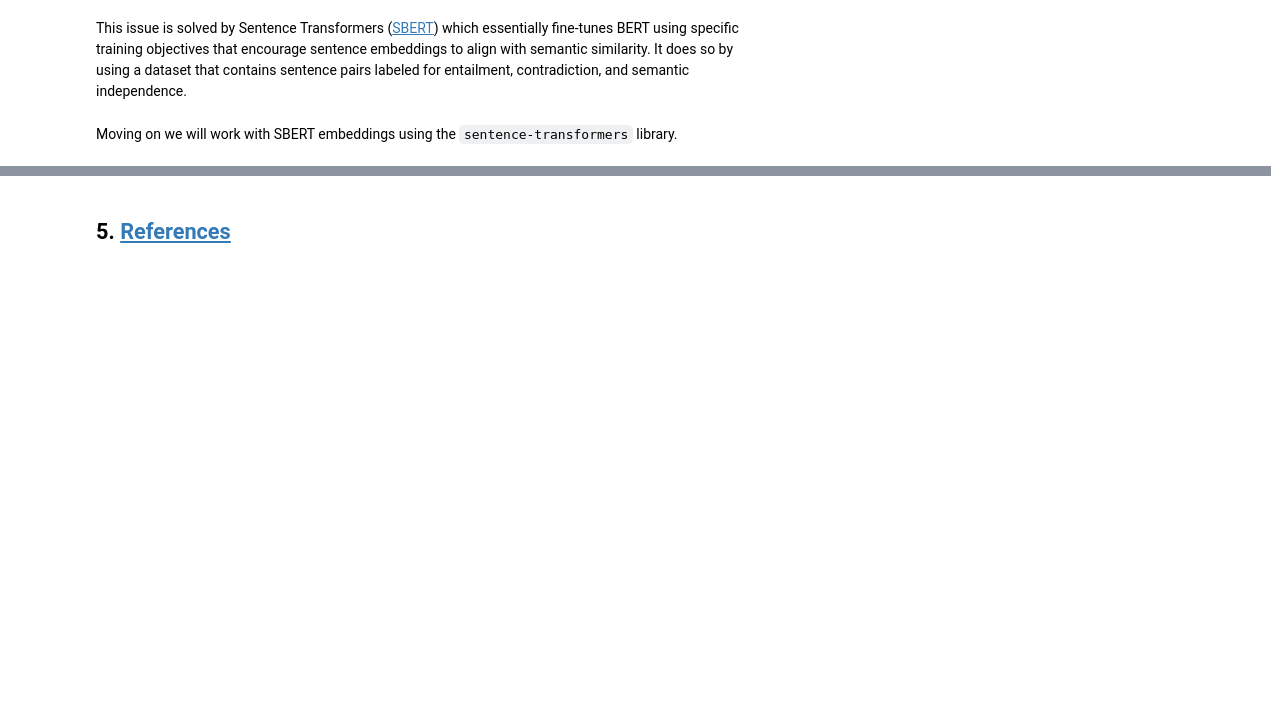
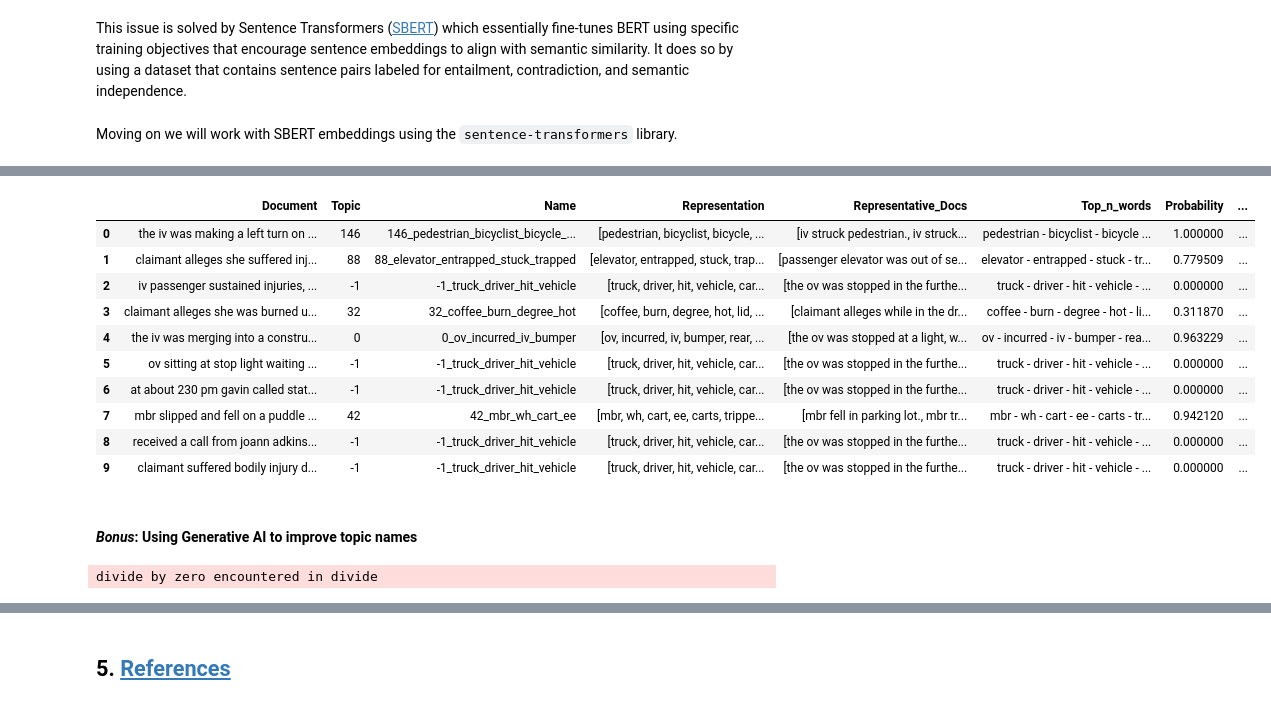
Before and after one commit to julienOlivier3/risk-analytics, a Jupyter notebook: 2_nlp/nlp.ipynb, the cells around one changed output, grey strips where cells are left out. Cells and saved outputs as stored; diff of their text form; code cells hidden in the pictures; blank space fills up the shorter version.

```diff
--- a/2_nlp/nlp.ipynb
+++ b/2_nlp/nlp.ipynb
@@ -659,0 +702,16 @@ With the SBERT embeddings we can now show that text that is semantically similar
+# %%
+vectorizer_model = CountVectorizer(vocabulary=vocabulary, lowercase=True, stop_words=stopwords_en)
+# %%
+from bertopic.vectorizers import ClassTfidfTransformer
+
+ctfidf_model = ClassTfidfTransformer()
+# %%
+topic_model = BERTopic(
+    embedding_model = sbert,
+    umap_model = umap_model,
+    hdbscan_model = hdbscan_model,
+    vectorizer_model = vectorizer_model,
+    ctfidf_model = ctfidf_model
+)
+# %%
+topics, probs = topic_model.fit_transform(df_claims.claim_description.values)
@@ -659,0 +736,14 @@ With the SBERT embeddings we can now show that text that is semantically similar
+# %%
+topic_model.get_document_info(df_claims.claim_description.values).head(10)
+# %% [output]
+|  | Document | Topic | Name | Representation | Representative_Docs | Top_n_words | Probability | ... |
+| 0 | the iv was making a left turn on ... | 146 | 146_pedestrian_bicyclist_bicycle_... | [pedestrian, bicyclist, bicycle, ... | [iv struck pedestrian., iv struck... | pedestrian - bicyclist - bicycle ... | 1.000000 | ... |
+| 1 | claimant alleges she suffered inj... | 88 | 88_elevator_entrapped_stuck_trapped | [elevator, entrapped, stuck, trap... | [passenger elevator was out of se... | elevator - entrapped - stuck - tr... | 0.779509 | ... |
+| 2 | iv passenger sustained injuries, ... | -1 | -1_truck_driver_hit_vehicle | [truck, driver, hit, vehicle, car... | [the ov was stopped in the furthe... | truck - driver - hit - vehicle - ... | 0.000000 | ... |
+| 3 | claimant alleges she was burned u... | 32 | 32_coffee_burn_degree_hot | [coffee, burn, degree, hot, lid, ... | [claimant alleges while in the dr... | coffee - burn - degree - hot - li... | 0.311870 | ... |
+| 4 | the iv was merging into a constru... | 0 | 0_ov_incurred_iv_bumper | [ov, incurred, iv, bumper, rear, ... | [the ov was stopped at a light, w... | ov - incurred - iv - bumper - rea... | 0.963229 | ... |
+| 5 | ov sitting at stop light waiting ... | -1 | -1_truck_driver_hit_vehicle | [truck, driver, hit, vehicle, car... | [the ov was stopped in the furthe... | truck - driver - hit - vehicle - ... | 0.000000 | ... |
+| 6 | at about 230 pm gavin called stat... | -1 | -1_truck_driver_hit_vehicle | [truck, driver, hit, vehicle, car... | [the ov was stopped in the furthe... | truck - driver - hit - vehicle - ... | 0.000000 | ... |
+| 7 | mbr slipped and fell on a puddle ... | 42 | 42_mbr_wh_cart_ee | [mbr, wh, cart, ee, carts, trippe... | [mbr fell in parking lot., mbr tr... | mbr - wh - cart - ee - carts - tr... | 0.942120 | ... |
+| 8 | received a call from joann adkins... | -1 | -1_truck_driver_hit_vehicle | [truck, driver, hit, vehicle, car... | [the ov was stopped in the furthe... | truck - driver - hit - vehicle - ... | 0.000000 | ... |
+| 9 | claimant suffered bodily injury d... | -1 | -1_truck_driver_hit_vehicle | [truck, driver, hit, vehicle, car... | [the ov was stopped in the furthe... | truck - driver - hit - vehicle - ... | 0.000000 | ... |
@@ -659,0 +752,2 @@ With the SBERT embeddings we can now show that text that is semantically similar
+# %% [markdown]
+#### *Bonus*: Using Generative AI to improve topic names
@@ -659,0 +779,4 @@ With the SBERT embeddings we can now show that text that is semantically similar
+# %%
+topics, probs = topic_model.fit_transform(df_claims.claim_description.values)
+# %% [output]
+divide by zero encountered in divide
```
Also changed, not shown: parts of 45 cells of this notebook, 12 other files.
